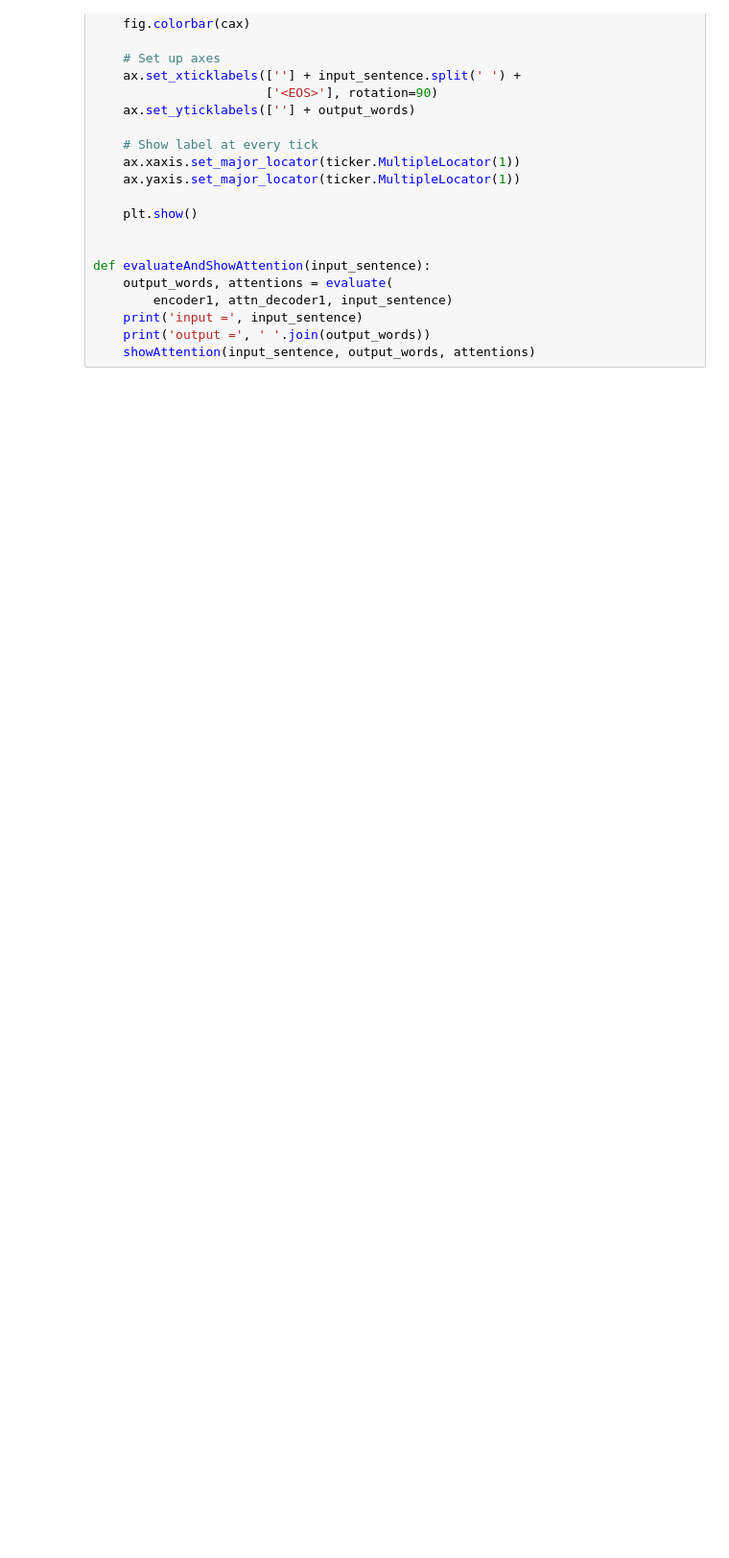
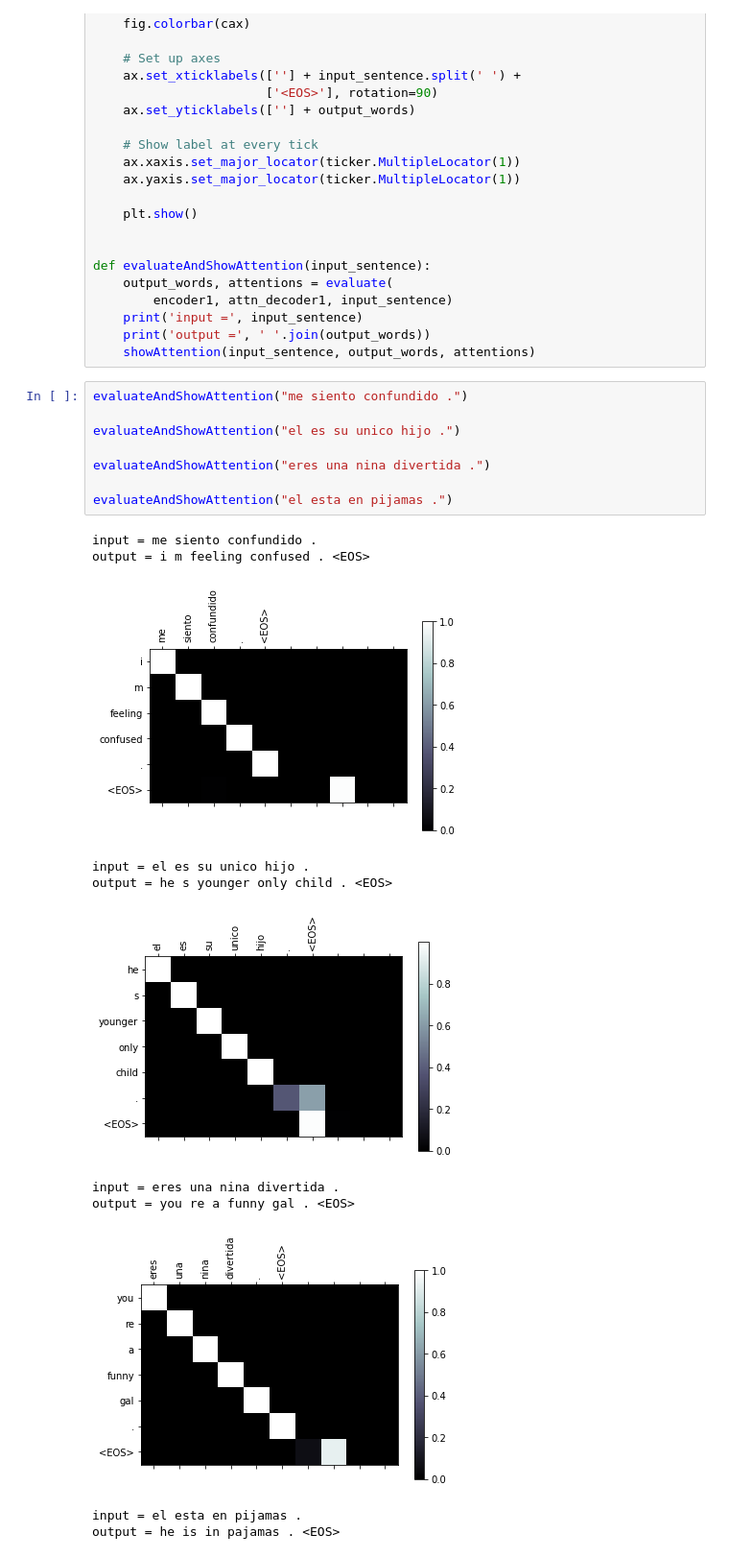
Before and after one commit to jeffersonquispe/MachineTraslationAttention, a Jupyter notebook: Seq2seq.ipynb, the cells around one changed output. Shown at 96% size. Saved outputs shown, nothing was run; the diff lists cells and outputs as text; blank space fills up the shorter version.

```diff
--- a/Seq2seq.ipynb
+++ b/Seq2seq.ipynb
@@ -537,3 +548,23 @@ def evaluateAndShowAttention(input_sentence):
     print('input =', input_sentence)
     print('output =', ' '.join(output_words))
     showAttention(input_sentence, output_words, attentions)
+# %%
+evaluateAndShowAttention("me siento confundido .")
+
+evaluateAndShowAttention("el es su unico hijo .")
+
+evaluateAndShowAttention("eres una nina divertida .")
+
+evaluateAndShowAttention("el esta en pijamas .")
+# %% [output]
+input = me siento confundido .
+output = i m feeling confused . <EOS>
+[figure, added]
+input = el es su unico hijo .
+output = he s younger only child . <EOS>
+[figure, added]
+input = eres una nina divertida .
+output = you re a funny gal . <EOS>
+[figure, added]
+input = el esta en pijamas .
+output = he is in pajamas . <EOS>
```
Also changed, not shown: parts of 31 cells of this notebook.
